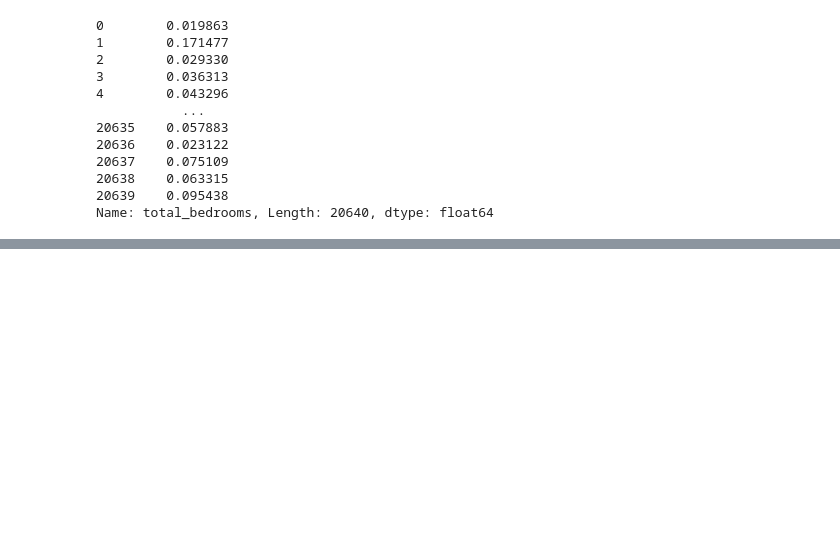
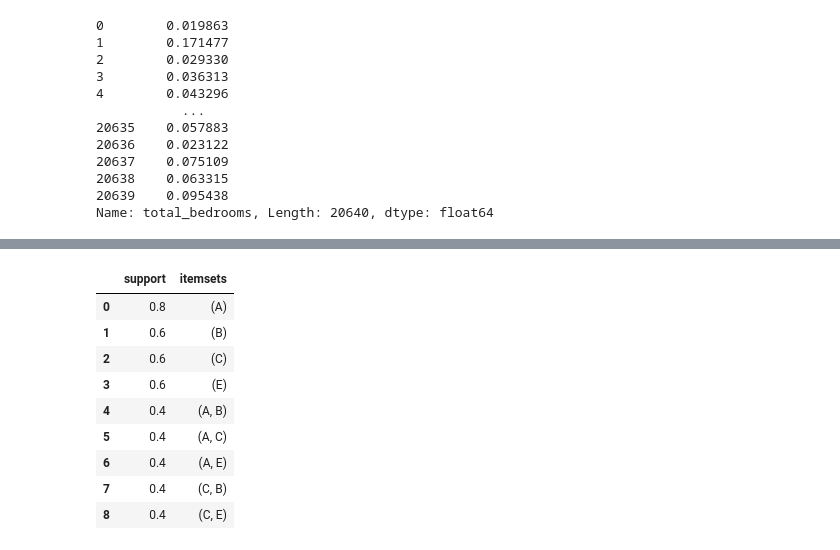
Before and after one commit to MilindiSenevirathne/DataMiningLabs, a Jupyter notebook: Lab1.ipynb, the cells around one changed output, grey strips where cells are left out. Cells and saved outputs as stored; diff of their text form; code cells hidden in the pictures; blank space fills up the shorter version.

```diff
--- a/Lab1.ipynb
+++ b/Lab1.ipynb
@@ -201,0 +261,14 @@ Name: total_bedrooms, Length: 20640, dtype: float64
+# %%
+frequent_itemsets = apriori(df_encoded, min_support = 0.4, use_colnames=True)
+frequent_itemsets
+# %% [output]
+|  | support | itemsets |
+| 0 | 0.8 | (A) |
+| 1 | 0.6 | (B) |
+| 2 | 0.6 | (C) |
+| 3 | 0.6 | (E) |
+| 4 | 0.4 | (A, B) |
+| 5 | 0.4 | (A, C) |
+| 6 | 0.4 | (A, E) |
+| 7 | 0.4 | (C, B) |
+| 8 | 0.4 | (C, E) |
```
Also changed, not shown: parts of 8 cells of this notebook.
